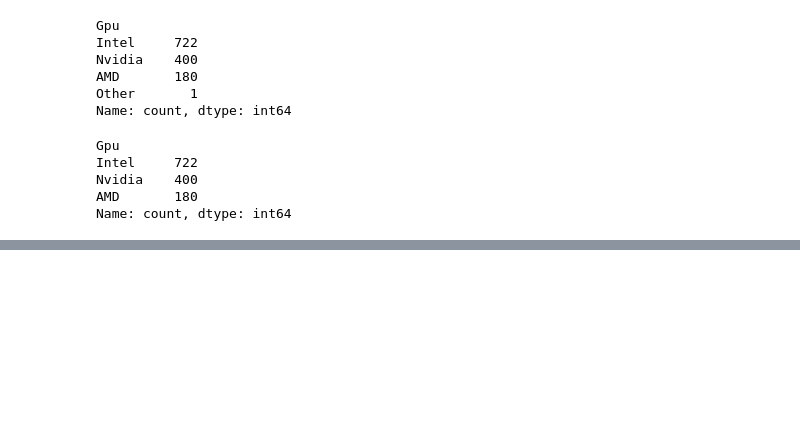
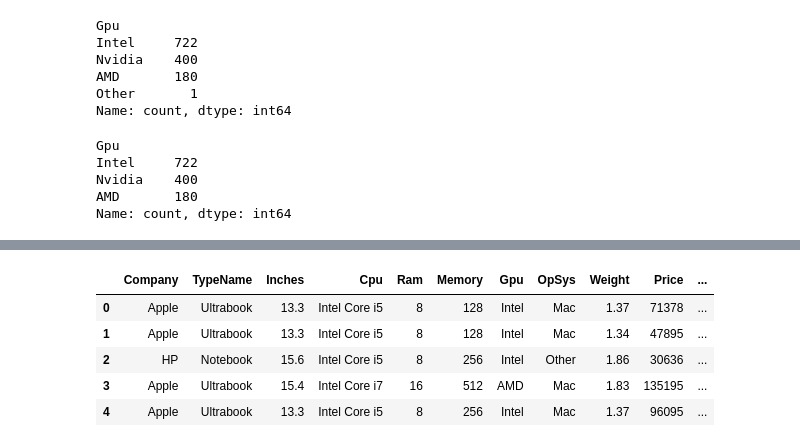
Before and after one commit to krishnamishra8848/Machine-Learning-Full-Course-By-Krishna-Mishra, a Jupyter notebook: Supervised_Machine_Learning/Chapter -6/chapter6.ipynb, the cells around one changed output, grey strips where cells are left out. Drawn from its saved outputs; the diff is of its cells as text; code cells hidden in the pictures; blank space fills up the shorter version.

```diff
--- a/Supervised_Machine_Learning/Chapter -6/chapter6.ipynb
+++ b/Supervised_Machine_Learning/Chapter -6/chapter6.ipynb
@@ -298,0 +452,13 @@ df.head()
+# %%
+# Since we extract meaningful data from ScreenResolution now you can delete it
+# Drop the 'ScreenResolution' column
+df.drop('ScreenResolution', axis=1, inplace=True)
+# %%
+df.head()
+# %% [output]
+|  | Company | TypeName | Inches | Cpu | Ram | Memory | Gpu | OpSys | Weight | Price | ... |
+| 0 | Apple | Ultrabook | 13.3 | Intel Core i5 | 8 | 128 | Intel | Mac | 1.37 | 71378 | ... |
+| 1 | Apple | Ultrabook | 13.3 | Intel Core i5 | 8 | 128 | Intel | Mac | 1.34 | 47895 | ... |
+| 2 | HP | Notebook | 15.6 | Intel Core i5 | 8 | 256 | Intel | Other | 1.86 | 30636 | ... |
+| 3 | Apple | Ultrabook | 15.4 | Intel Core i7 | 16 | 512 | AMD | Mac | 1.83 | 135195 | ... |
+| 4 | Apple | Ultrabook | 13.3 | Intel Core i5 | 8 | 256 | Intel | Mac | 1.37 | 96095 | ... |
```
Also changed, not shown: parts of 20 cells of this notebook, 1 other file.
